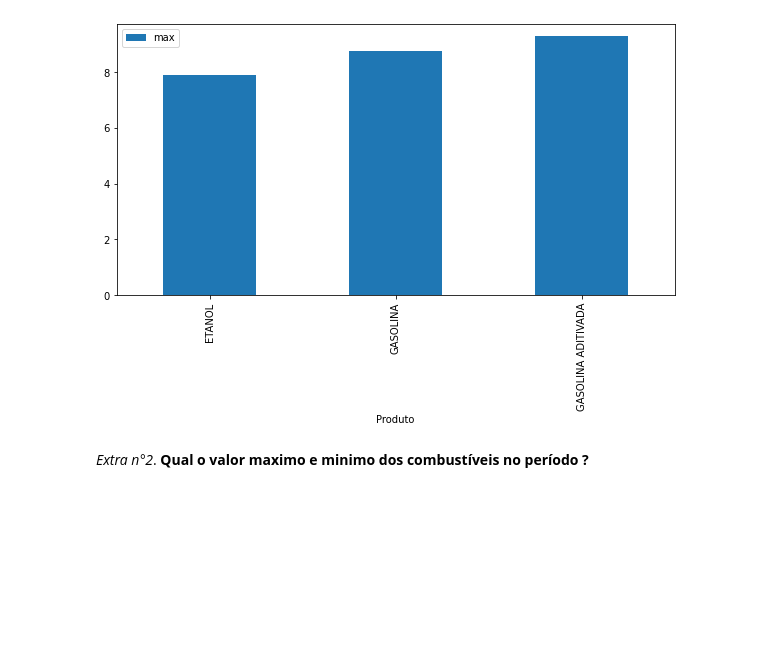
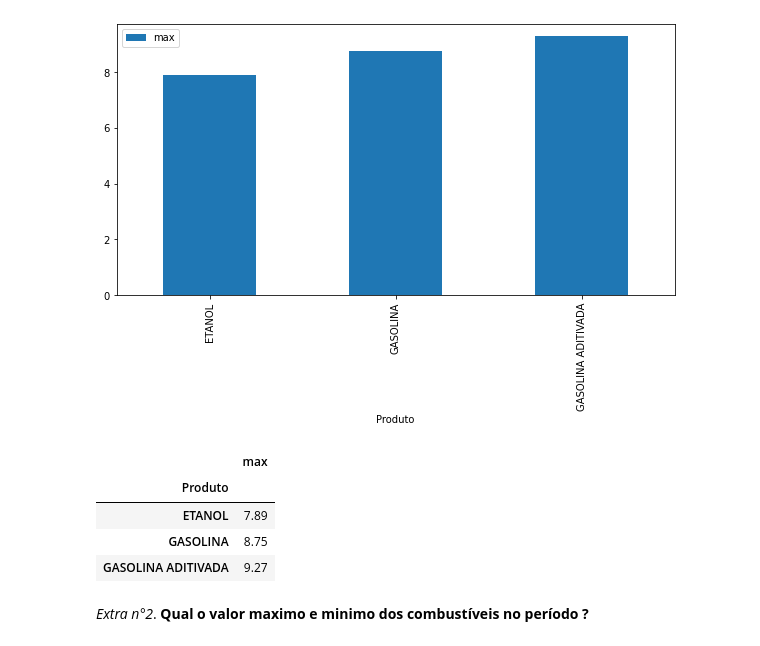
Before and after one commit to gustavovarella/Projeto_m4, a Jupyter notebook: PROJETO_M4.ipynb, the cells around one changed output. Saved outputs shown, nothing was run; the diff lists cells and outputs as text; code cells hidden in the pictures; blank space fills up the shorter version.

```diff
--- a/PROJETO_M4.ipynb
+++ b/PROJETO_M4.ipynb
@@ -689,4 +709,12 @@ filtered_df
 filtered_df.groupby(['Produto'])['Valor_de_Venda'].agg(['max']).plot(kind='bar', figsize=(10,5));
 # %% [output]
 [figure]
+# %%
+df_completo_comb.groupby(['Produto'])['Valor_de_Venda'].agg(['max'])
+# %% [output]
+|  | max |
+| Produto |  |
+| ETANOL | 7.89 |
+| GASOLINA | 8.75 |
+| GASOLINA ADITIVADA | 9.27 |
 # %% [markdown]
```
Also changed, not shown: parts of 2 cells of this notebook.
